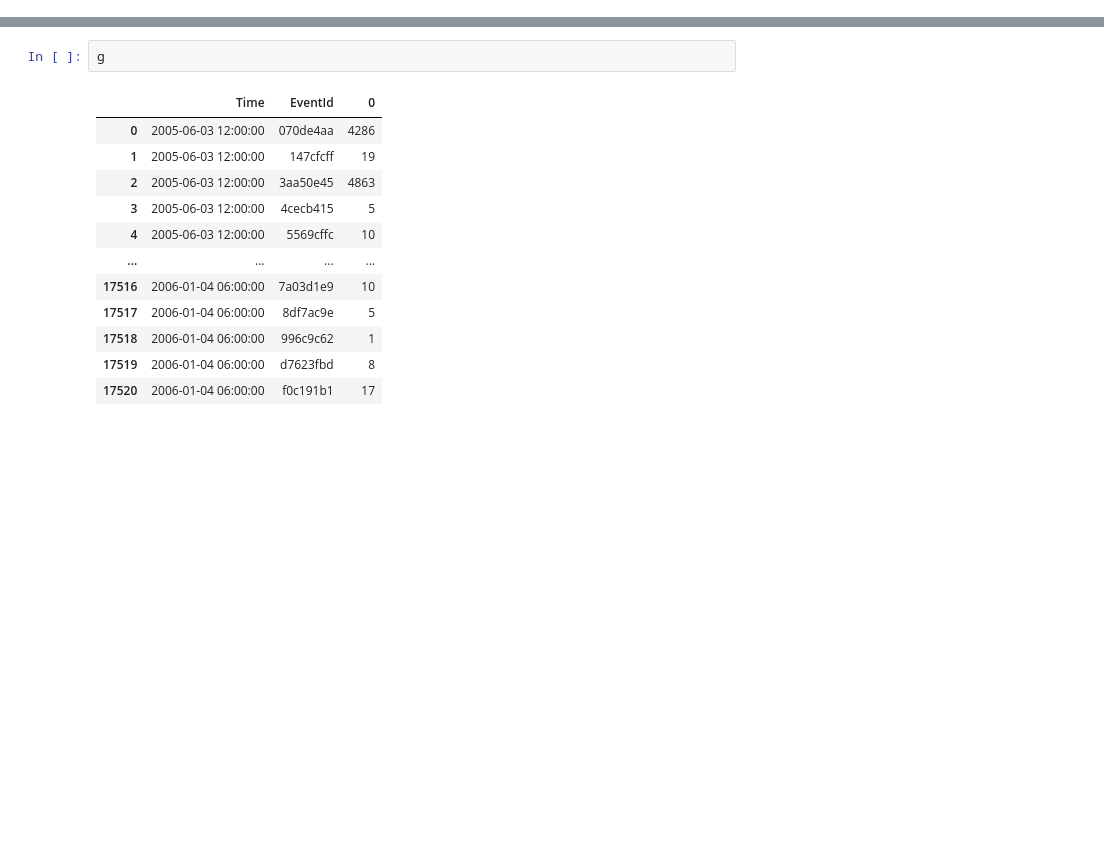
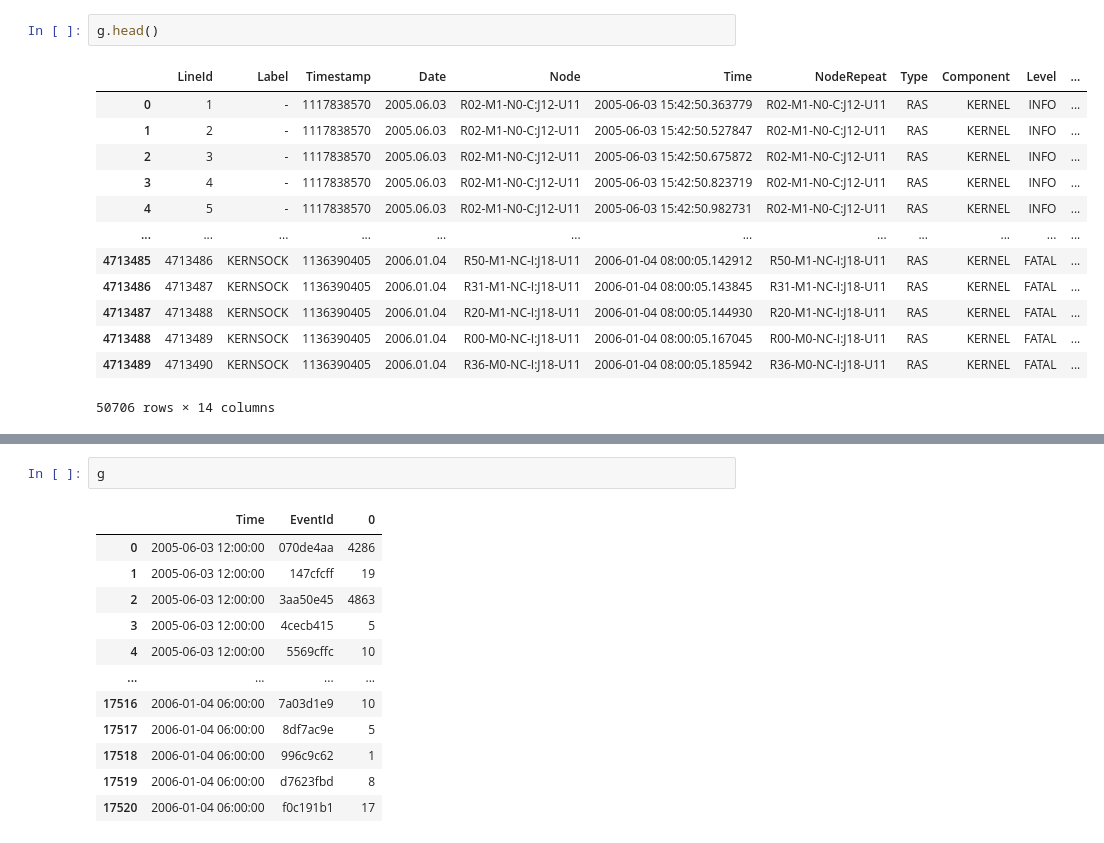
Before and after one commit to 34yu34/log6309e-group, a Jupyter notebook: src/notebook.ipynb, the cells around one changed output, grey strips where cells are left out. Drawn from its saved outputs; the diff is of its cells as text; blank space fills up the shorter version.

```diff
--- a/src/notebook.ipynb
+++ b/src/notebook.ipynb
@@ -12,0 +27,16 @@ g = g.reset_index()
+# %%
+g.head()
+# %% [output]
+|  | LineId | Label | Timestamp | Date | Node | Time | NodeRepeat | Type | Component | Level | ... |
+| 0 | 1 | - | 1117838570 | 2005.06.03 | R02-M1-N0-C:J12-U11 | 2005-06-03 15:42:50.363779 | R02-M1-N0-C:J12-U11 | RAS | KERNEL | INFO | ... |
+| 1 | 2 | - | 1117838570 | 2005.06.03 | R02-M1-N0-C:J12-U11 | 2005-06-03 15:42:50.527847 | R02-M1-N0-C:J12-U11 | RAS | KERNEL | INFO | ... |
+| 2 | 3 | - | 1117838570 | 2005.06.03 | R02-M1-N0-C:J12-U11 | 2005-06-03 15:42:50.675872 | R02-M1-N0-C:J12-U11 | RAS | KERNEL | INFO | ... |
+| 3 | 4 | - | 1117838570 | 2005.06.03 | R02-M1-N0-C:J12-U11 | 2005-06-03 15:42:50.823719 | R02-M1-N0-C:J12-U11 | RAS | KERNEL | INFO | ... |
+| 4 | 5 | - | 1117838570 | 2005.06.03 | R02-M1-N0-C:J12-U11 | 2005-06-03 15:42:50.982731 | R02-M1-N0-C:J12-U11 | RAS | KERNEL | INFO | ... |
+| ... | ... | ... | ... | ... | ... | ... | ... | ... | ... | ... | ... |
+| 4713485 | 4713486 | KERNSOCK | 1136390405 | 2006.01.04 | R50-M1-NC-I:J18-U11 | 2006-01-04 08:00:05.142912 | R50-M1-NC-I:J18-U11 | RAS | KERNEL | FATAL | ... |
+| 4713486 | 4713487 | KERNSOCK | 1136390405 | 2006.01.04 | R31-M1-NC-I:J18-U11 | 2006-01-04 08:00:05.143845 | R31-M1-NC-I:J18-U11 | RAS | KERNEL | FATAL | ... |
+| 4713487 | 4713488 | KERNSOCK | 1136390405 | 2006.01.04 | R20-M1-NC-I:J18-U11 | 2006-01-04 08:00:05.144930 | R20-M1-NC-I:J18-U11 | RAS | KERNEL | FATAL | ... |
+| 4713488 | 4713489 | KERNSOCK | 1136390405 | 2006.01.04 | R00-M0-NC-I:J18-U11 | 2006-01-04 08:00:05.167045 | R00-M0-NC-I:J18-U11 | RAS | KERNEL | FATAL | ... |
+| 4713489 | 4713490 | KERNSOCK | 1136390405 | 2006.01.04 | R36-M0-NC-I:J18-U11 | 2006-01-04 08:00:05.185942 | R36-M0-NC-I:J18-U11 | RAS | KERNEL | FATAL | ... |
+50706 rows × 14 columns
```
Also changed, not shown: parts of 10 cells of this notebook.
